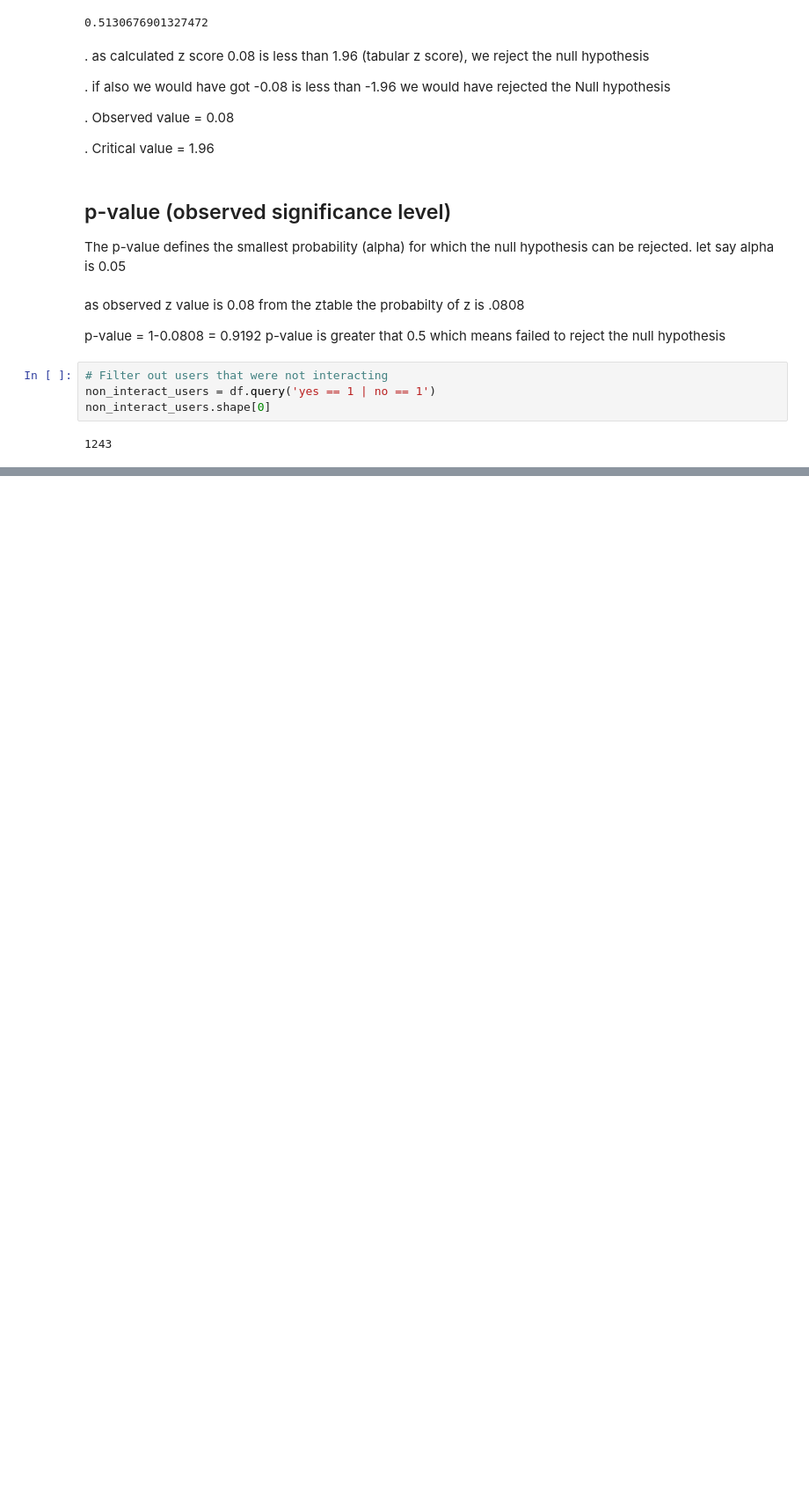
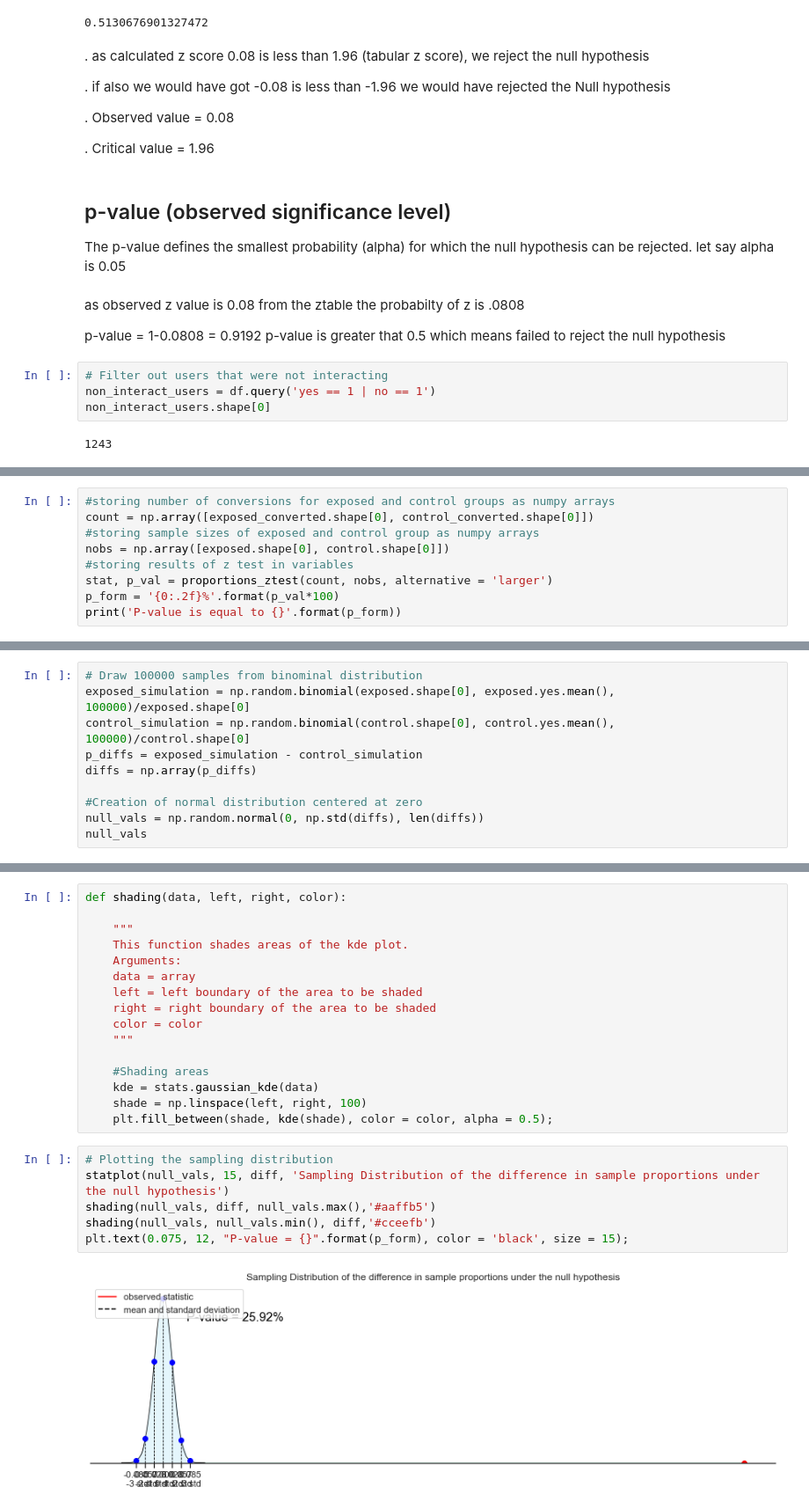
Before and after one commit to RYees/A-B-testing, a Jupyter notebook: notebooks/ab_dataframe.ipynb, the cells around one changed output, grey strips where cells are left out. Shown at 88% size. Drawn from its saved outputs; the diff is of its cells as text; blank space fills up the shorter version.

```diff
--- a/notebooks/ab_dataframe.ipynb
+++ b/notebooks/ab_dataframe.ipynb
@@ -333,0 +361,9 @@ The differnce of conversion rate between the two groups 1.83%
+# %%
+#storing number of conversions for exposed and control groups as numpy arrays
+count = np.array([exposed_converted.shape[0], control_converted.shape[0]])
+#storing sample sizes of exposed and control group as numpy arrays
+nobs = np.array([exposed.shape[0], control.shape[0]])
+#storing results of z test in variables
+stat, p_val = proportions_ztest(count, nobs, alternative = 'larger')
+p_form = '{0:.2f}%'.format(p_val*100)
+print('P-value is equal to {}'.format(p_form))
@@ -333,0 +372,10 @@ The differnce of conversion rate between the two groups 1.83%
+# %%
+# Draw 100000 samples from binominal distribution
+exposed_simulation = np.random.binomial(exposed.shape[0], exposed.yes.mean(), 100000)/exposed.shape[0]
+control_simulation = np.random.binomial(control.shape[0], control.yes.mean(), 100000)/control.shape[0]
+p_diffs = exposed_simulation - control_simulation
+diffs = np.array(p_diffs)
+
+#Creation of normal distribution centered at zero
+null_vals = np.random.normal(0, np.std(diffs), len(diffs))
+null_vals
@@ -333,0 +445,24 @@ The differnce of conversion rate between the two groups 1.83%
+# %%
+def shading(data, left, right, color):
+
+    """
+    This function shades areas of the kde plot.
+    Arguments:
+    data = array
+    left = left boundary of the area to be shaded
+    right = right boundary of the area to be shaded
+    color = color
+    """
+
+    #Shading areas
+    kde = stats.gaussian_kde(data)
+    shade = np.linspace(left, right, 100)
+    plt.fill_between(shade, kde(shade), color = color, alpha = 0.5);
+# %%
+# Plotting the sampling distribution
+statplot(null_vals, 15, diff, 'Sampling Distribution of the difference in sample proportions under the null hypothesis')
+shading(null_vals, diff, null_vals.max(),'#aaffb5')
+shading(null_vals, null_vals.min(), diff,'#cceefb')
+plt.text(0.075, 12, "P-value = {}".format(p_form), color = 'black', size = 15);
+# %% [output]
+[figure, added]
```
Also changed, not shown: parts of 25 cells of this notebook, 2 other files.
